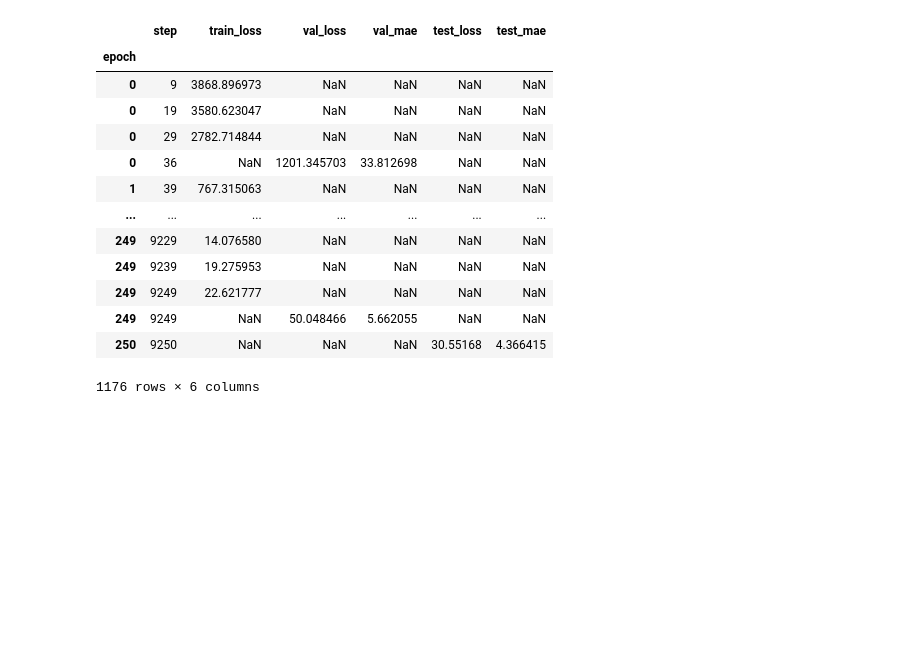
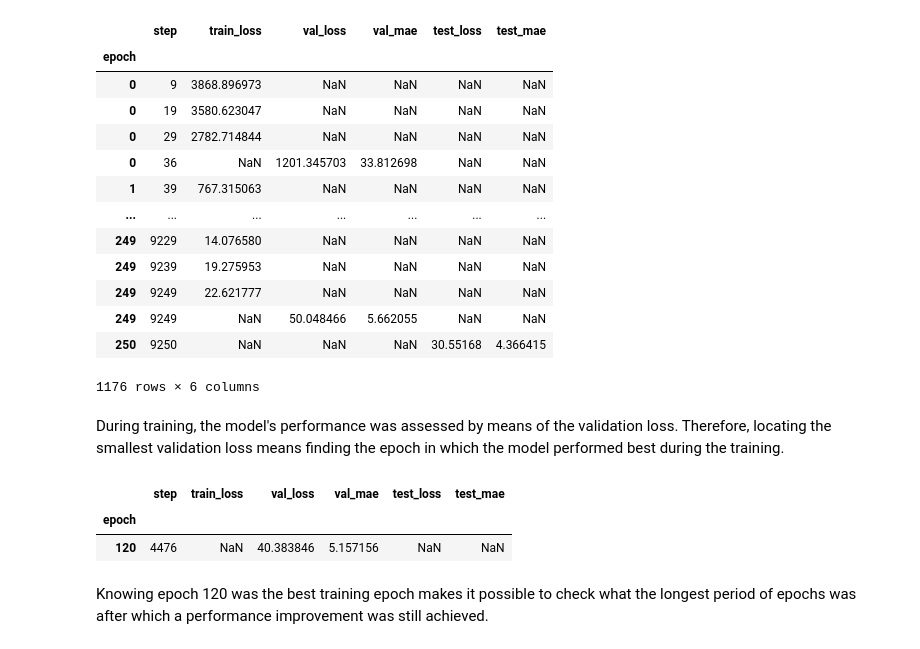
Before and after one commit to laura-riedel/IM, a Jupyter notebook: src/ICA25 - 1D CNN initial.ipynb, the cells around one changed output. Saved outputs shown, nothing was run; the diff lists cells and outputs as text; code cells hidden in the pictures; blank space fills up the shorter version.

Commit message:
Find good patience for early stopping

```diff
--- a/src/ICA25 - 1D CNN initial.ipynb
+++ b/src/ICA25 - 1D CNN initial.ipynb
@@ -448,6 +448,7 @@ In order to stop the model from overfitting on the training data it is sensible
 # %% [markdown]
 ## Finding good early stopping patience
 # %%
+path = '../tracking/ICA25/Initial1DCNN/'
 metrics = utils.get_saved_metrics(path+'Logs/version_0/')
 # %%
 metrics
@@ -466,3 +467,14 @@ metrics
 | 249 | 9249 | NaN | 50.048466 | 5.662055 | NaN | NaN |
 | 250 | 9250 | NaN | NaN | NaN | 30.55168 | 4.366415 |
 1176 rows × 6 columns
+# %% [markdown]
+During training, the model's performance was assessed by means of the validation loss. Therefore, locating the smallest validation loss means finding the epoch in which the model performed best during the training.
+# %%
+# find best epoch
+metrics[metrics['val_loss'] == metrics['val_loss'].min()]
+# %% [output]
+|  | step | train_loss | val_loss | val_mae | test_loss | test_mae |
+| epoch |  |  |  |  |  |  |
+| 120 | 4476 | NaN | 40.383846 | 5.157156 | NaN | NaN |
+# %% [markdown]
+Knowing epoch 120 was the best training epoch makes it possible to check what the longest period of epochs was after which a performance improvement was still achieved.
```
Also changed, not shown: parts of 2 cells of this notebook, 1 other file.
